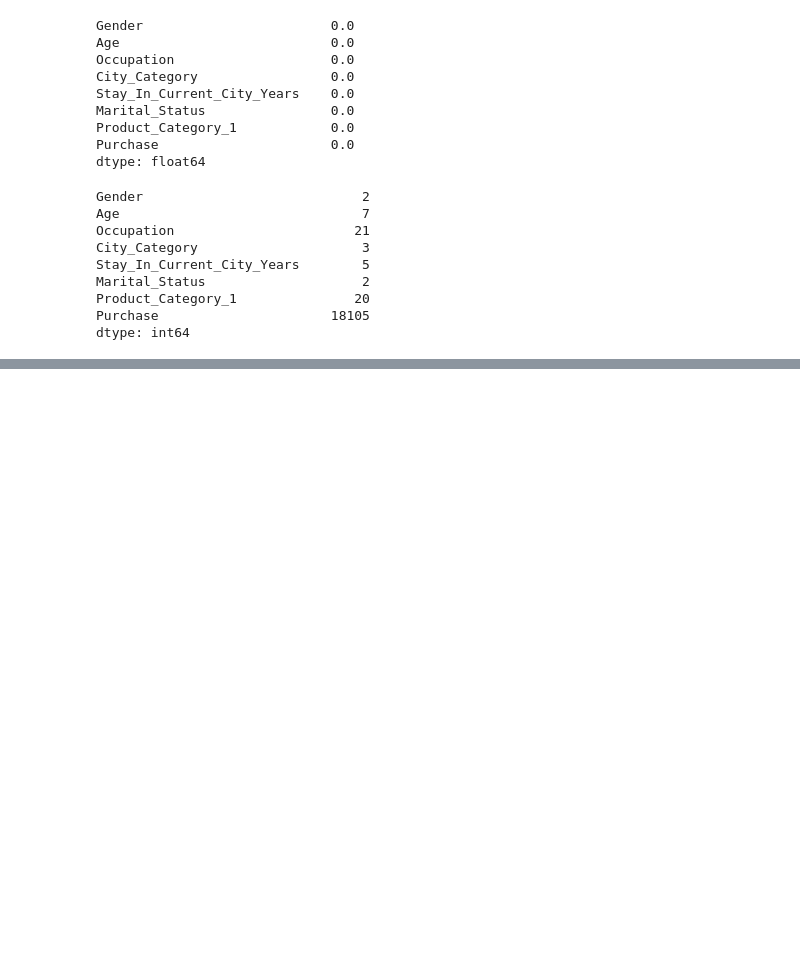
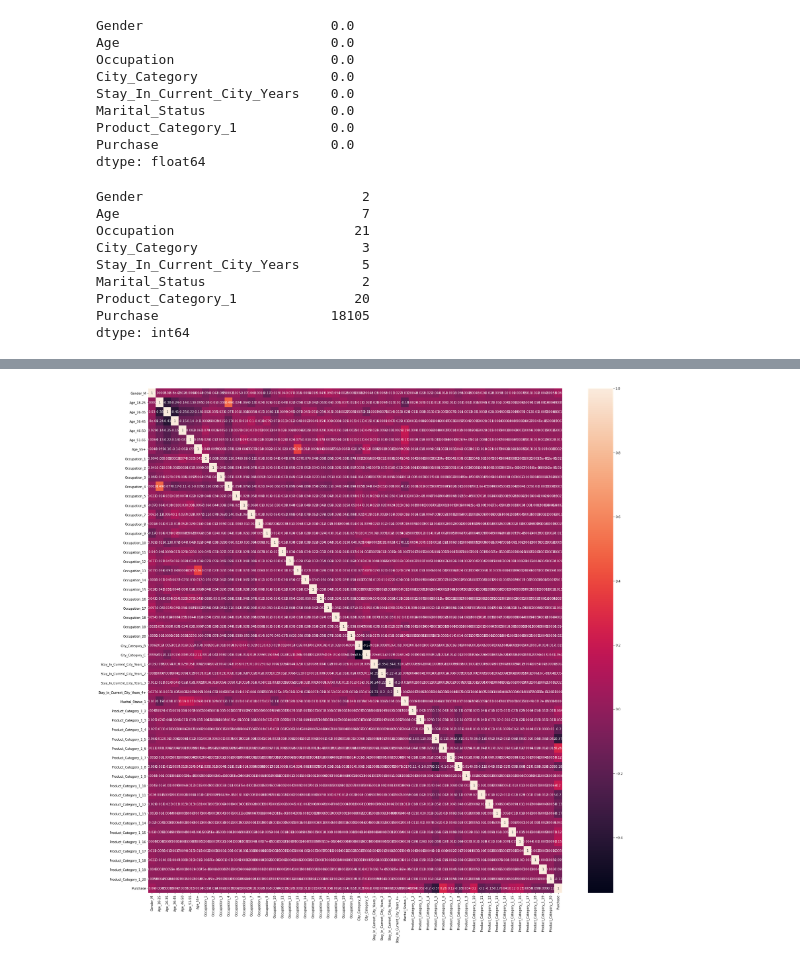
Before and after one commit to 1Anand1/Black_Friday_Sales_Prediction, a Jupyter notebook: black_friday_sales.ipynb, the cells around one changed output, grey strips where cells are left out. Saved outputs shown, nothing was run; the diff lists cells and outputs as text; code cells hidden in the pictures; blank space fills up the shorter version.

Commit message:
1. Changed datatypes for creating dummies. 2. Created dummies. 3. Completed basic multivariate analysis.

```diff
--- a/black_friday_sales.ipynb
+++ b/black_friday_sales.ipynb
@@ -260,0 +269,12 @@ df.shape
+# %%
+# Making dummy columns
+dummy_columns=[each_col for each_col in countplot_columns if each_col in df.columns]
+# %%
+# Need to convert the integer columns into categorical columns for applying the pd.get_dummies
+int_to_obj_col=[each_col for each_col in df.select_dtypes(include=['int64']).columns if each_col in dummy_columns ]
+df[int_to_obj_col]=df[int_to_obj_col].astype(object)
+# %%
+# Making the dummy columns
+dummies=pd.get_dummies(df[dummy_columns],drop_first=True)
+df=pd.concat([dummies,(df.drop(dummy_columns,axis=1))],axis=1)
+df.head()
@@ -260,0 +289,9 @@ df.shape
+# %%
+plt.figure(figsize=(30,30))
+
+corr_mat=df.corr()
+sns.heatmap(corr_mat,annot=True)
+
+plt.show()
+# %% [output]
+[figure, added]
```
Also changed, not shown: parts of 2 cells of this notebook.
